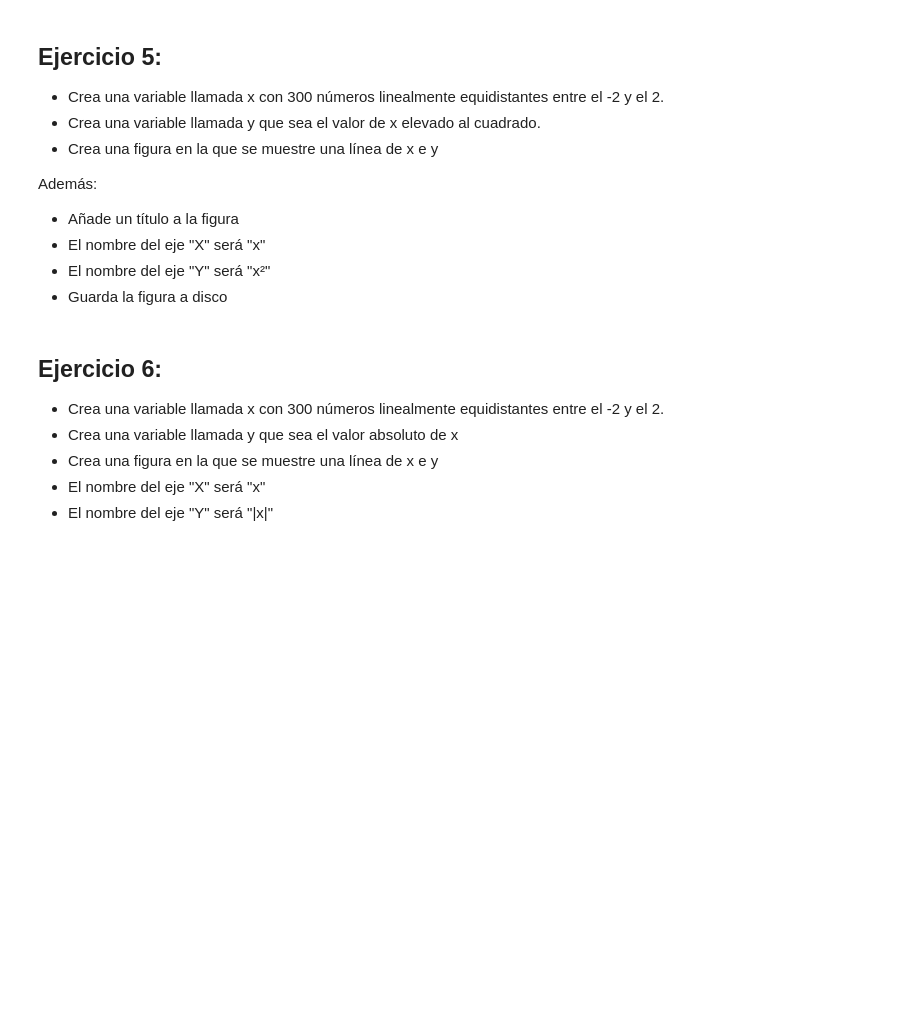
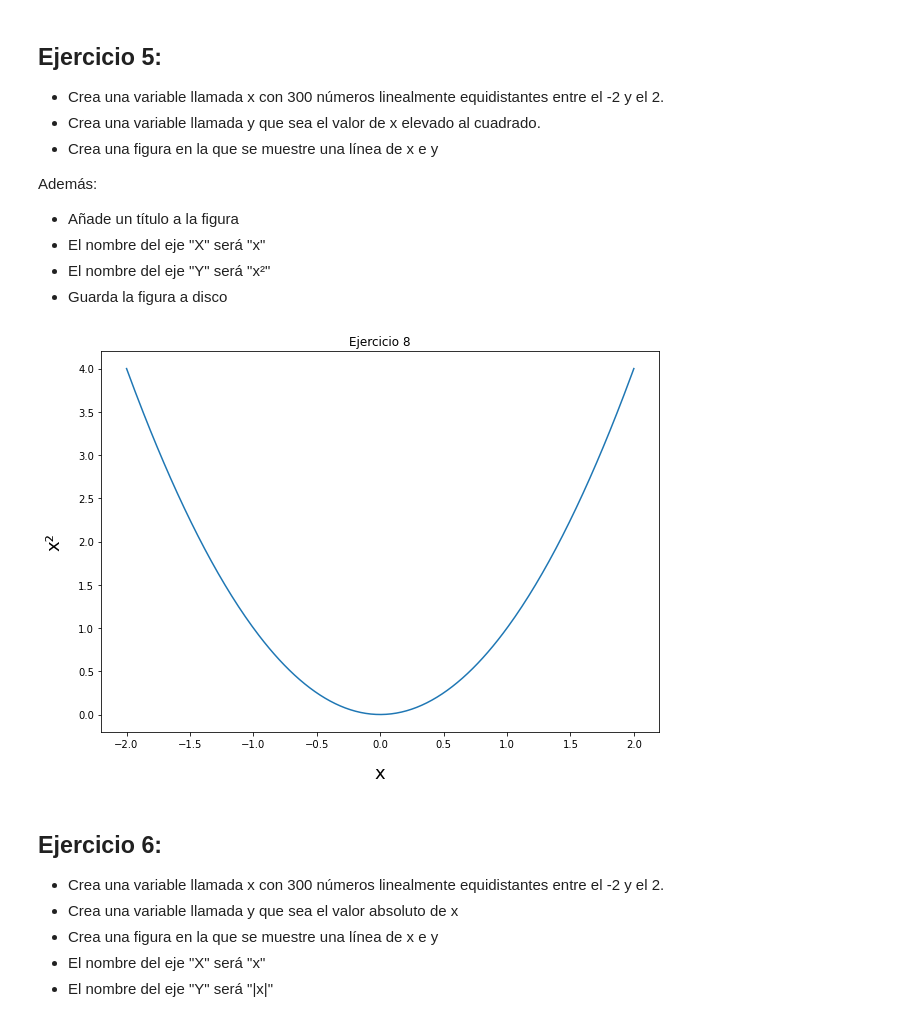
Before and after one commit to IanIAyBD/Curso, a Jupyter notebook: API/Tema 4 Graficos/grafics_ejer.ipynb, the cells around one changed output. Saved outputs shown, nothing was run; the diff lists cells and outputs as text; code cells hidden in the pictures; blank space fills up the shorter version.

```diff
--- a/API/Tema 4 Graficos/grafics_ejer.ipynb
+++ b/API/Tema 4 Graficos/grafics_ejer.ipynb
@@ -107,6 +107,22 @@ Además:
 *    El nombre del eje "X" será "x"
 *    El nombre del eje "Y" será "x²"
 *    Guarda la figura a disco
+# %%
+import numpy as np
+x = np.linspace(-2, 2, 300)
+y = np.power(x,2)
+# %%
+
+fig = plt.figure(figsize = (10,7))
+plot = fig.add_subplot(111)
+plot.plot(x,y)
+plot.set_title("Ejercicio 8")
+plot.set_ylabel('x²', labelpad = 15, fontsize = 18)
+plot.set_xlabel('x', labelpad = 15, fontsize = 18)
+
+plt.savefig('ej5.jpg', dpi = 300, bbox_inches = 'tight', pad_inches = .1)
+# %% [output]
+[figure, added]
 # %% [markdown]
 ## Ejercicio 6:
 *   Crea una variable llamada x con 300 números linealmente equidistantes entre el -2 y el 2.
```
Also changed, not shown: parts of 5 cells of this notebook, 3 other files.
